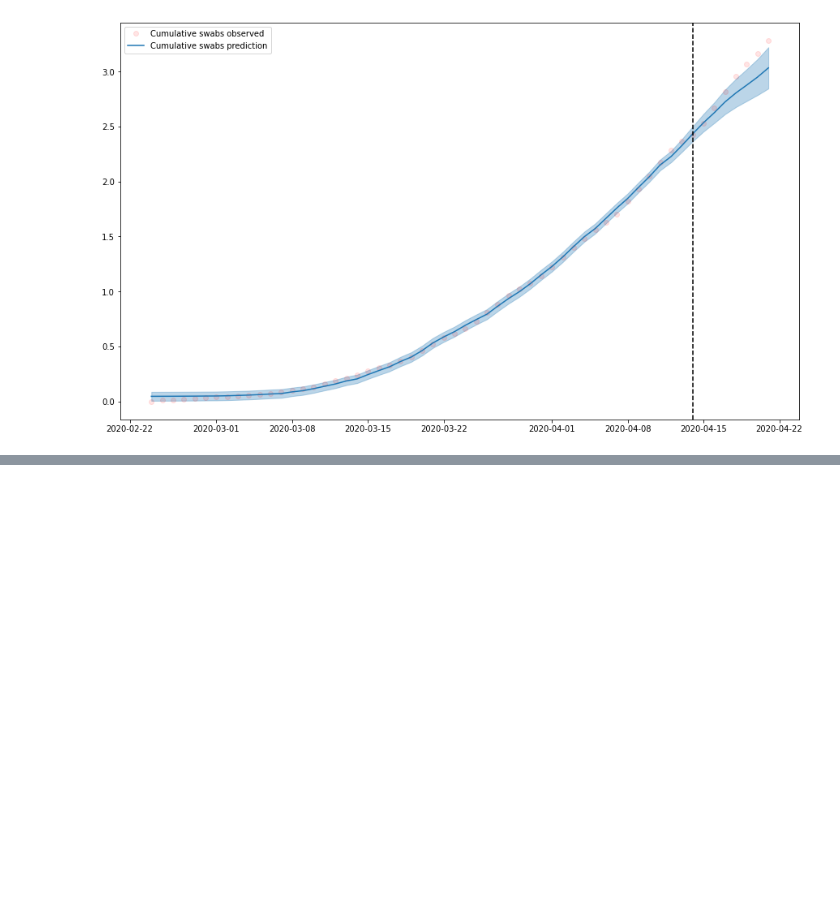
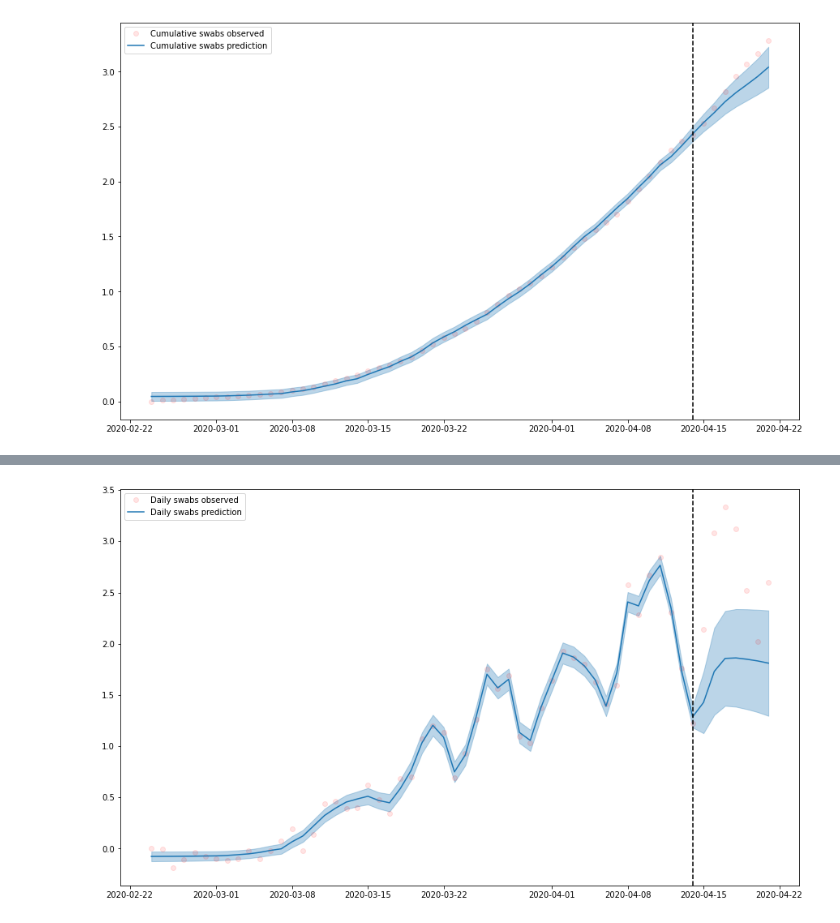
Before and after one commit to eferos93/statistical-machine-learning, a Jupyter notebook: homeworks/homework_05_gaussian_processes/homework05_Fabrici.ipynb, the cells around one changed output, grey strips where cells are left out. Cells and saved outputs as stored; diff of their text form; code cells hidden in the pictures; blank space fills up the shorter version.

```diff
--- a/homeworks/homework_05_gaussian_processes/homework05_Fabrici.ipynb
+++ b/homeworks/homework_05_gaussian_processes/homework05_Fabrici.ipynb
@@ -161,0 +190,14 @@ plot_predictions(gp_full, 'Cumulative swabs', y, X)
+# %%
+k1 = 50**2 * RBF(length_scale=50.0)
+k4 = 1**2 * RBF(length_scale=0.1) \
+    + WhiteKernel(noise_level=0.5**2,
+                  noise_level_bounds=(1e-3, 1e9))  # noise terms
+kernel = k1 + k4
+gp1 = GaussianProcessRegressor(kernel=kernel, alpha=0.01,
+                               normalize_y=False,
+                               n_restarts_optimizer=3)
+gp1.fit(X_train, y_train)
+plot_predictions(gp1, 'Daily swabs', y, X)
+plt.savefig('daily_swabs.png')
+# %% [output]
+[figure, added]
```
Also changed, not shown: parts of 11 cells of this notebook, 3 other files.
